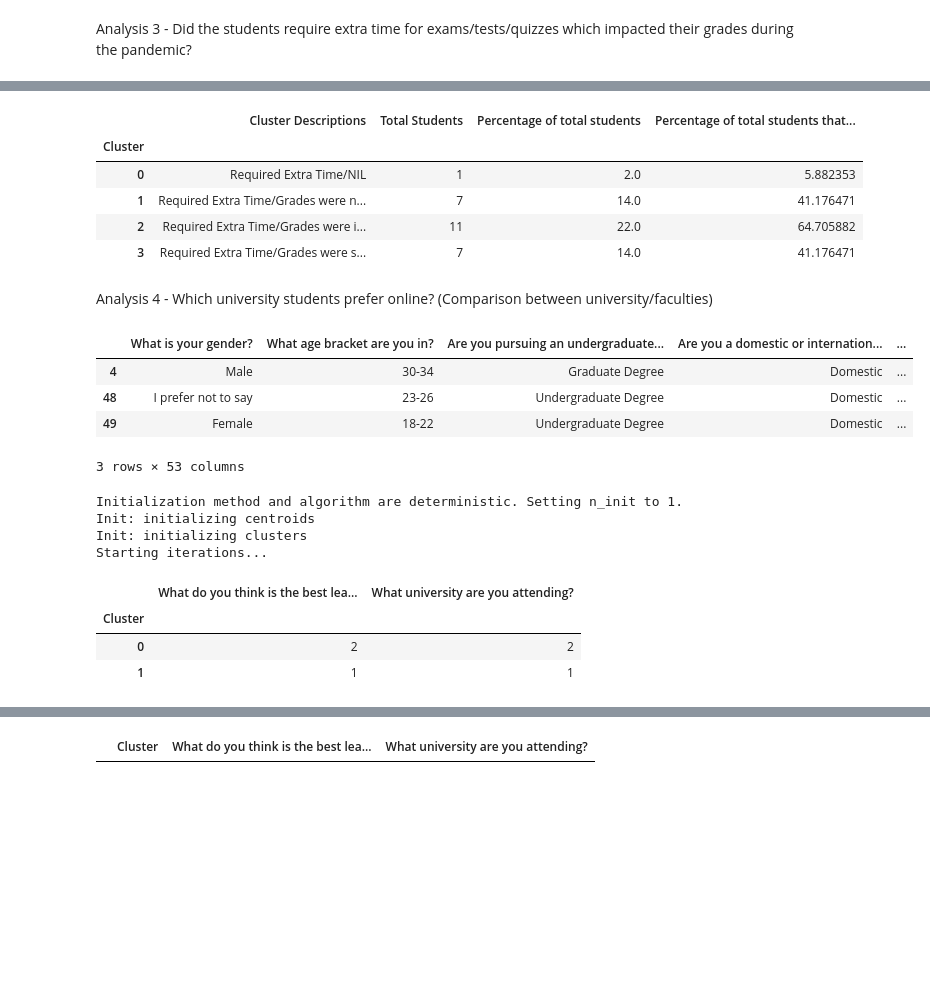
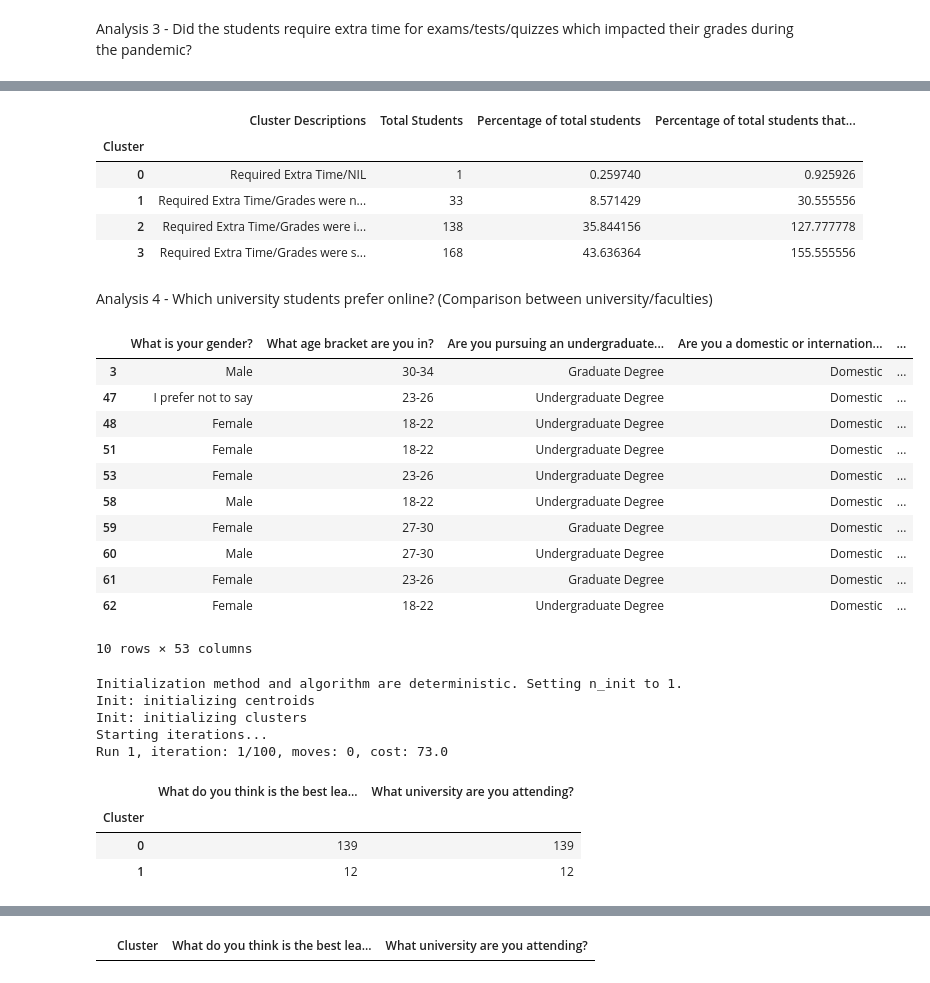
Before and after one commit to abdulbhutta/Summer-Research-2022, a Jupyter notebook: DataAnalysis.ipynb, the cells around one changed output, grey strips where cells are left out. Cells and saved outputs as stored; diff of their text form; code cells hidden in the pictures; blank space fills up the shorter version.

```diff
--- a/DataAnalysis.ipynb
+++ b/DataAnalysis.ipynb
@@ -5,10 +5,10 @@ from kmodes.kmodes import KModes
 from sklearn import preprocessing
 # %%
 df = pd.read_csv('StudentSurveyData.csv')
-df = df.drop(columns='Timestamp')  # Drop column (1) with the 'name'
-df = df.drop(columns='Username')
-df = df.drop(columns='Unnamed: 55')
-df = df.drop(columns='Unnamed: 56')
+#df = df.drop(columns='Timestamp')  # Drop column (1) with the 'name'
+#df = df.drop(columns='Email Address')
+#df = df.drop(columns='Unnamed: 55')
+#df = df.drop(columns='Unnamed: 56')
 df.fillna('NIL', inplace=True)
 
 df.to_csv("CleanDataSet.csv")
@@ -487,28 +683,35 @@ Summary3.head(10)
 # %% [output]
 |  | Cluster Descriptions | Total Students | Percentage of total students | Percentage of total students that... |
 | Cluster |  |  |  |  |
-| 0 | Required Extra Time/NIL | 1 | 2.0 | 5.882353 |
-| 1 | Required Extra Time/Grades were n... | 7 | 14.0 | 41.176471 |
-| 2 | Required Extra Time/Grades were i... | 11 | 22.0 | 64.705882 |
-| 3 | Required Extra Time/Grades were s... | 7 | 14.0 | 41.176471 |
+| 0 | Required Extra Time/NIL | 1 | 0.259740 | 0.925926 |
+| 1 | Required Extra Time/Grades were n... | 33 | 8.571429 | 30.555556 |
+| 2 | Required Extra Time/Grades were i... | 138 | 35.844156 | 127.777778 |
+| 3 | Required Extra Time/Grades were s... | 168 | 43.636364 | 155.555556 |
 # %% [markdown]
 Analysis 4 - Which university students prefer online? (Comparison between university/faculties)
 # %%
 filtered_4 = df[((df['What do you think is the best learning process after the pandemic?'] == 'Online'))]
-filtered_4.to_csv("temp.csv")
+#filtered_4.to_csv("temp.csv")
 filtered_4.head(10)
 # %% [output]
 |  | What is your gender? | What age bracket are you in? | Are you pursuing an undergraduate... | Are you a domestic or internation... | ... |
-| 4 | Male | 30-34 | Graduate Degree | Domestic | ... |
-| 48 | I prefer not to say | 23-26 | Undergraduate Degree | Domestic | ... |
-| 49 | Female | 18-22 | Undergraduate Degree | Domestic | ... |
+| 3 | Male | 30-34 | Graduate Degree | Domestic | ... |
+| 47 | I prefer not to say | 23-26 | Undergraduate Degree | Domestic | ... |
+| 48 | Female | 18-22 | Undergraduate Degree | Domestic | ... |
+| 51 | Female | 18-22 | Undergraduate Degree | Domestic | ... |
+| 53 | Female | 23-26 | Undergraduate Degree | Domestic | ... |
+| 58 | Male | 18-22 | Undergraduate Degree | Domestic | ... |
+| 59 | Female | 27-30 | Graduate Degree | Domestic | ... |
+| 60 | Male | 27-30 | Undergraduate Degree | Domestic | ... |
+| 61 | Female | 23-26 | Graduate Degree | Domestic | ... |
+| 62 | Female | 18-22 | Undergraduate Degree | Domestic | ... |
-3 rows × 53 columns
+10 rows × 53 columns
 # %%
 Analysis4 = pd.DataFrame(filtered_4, columns=['What do you think is the best learning process after the pandemic?', 'What university are you attending?'])
 Analysis4.head(10)
 
 # Building the model with 4 clusters
-kmode = KModes(n_clusters=3, init="Cao", n_init=10, verbose=1)
+kmode = KModes(n_clusters=2, init="Cao", n_init=10, verbose=1)
 clusters = kmode.fit_predict(Analysis4)
 
 Analysis4.insert(0, "Cluster", clusters, True)
@@ -521,10 +724,11 @@ Initialization method and algorithm are deterministic. Setting n_init to 1.
 Init: initializing centroids
 Init: initializing clusters
 Starting iterations...
+Run 1, iteration: 1/100, moves: 0, cost: 73.0
 |  | What do you think is the best lea... | What university are you attending? |
 | Cluster |  |  |
-| 0 | 2 | 2 |
-| 1 | 1 | 1 |
+| 0 | 139 | 139 |
+| 1 | 12 | 12 |
 # %%
 Analysis4[Analysis4['Cluster'] == 0].head(20)
 # %% [output]
```
Also changed, not shown: parts of 218 cells of this notebook, 7 other files.
